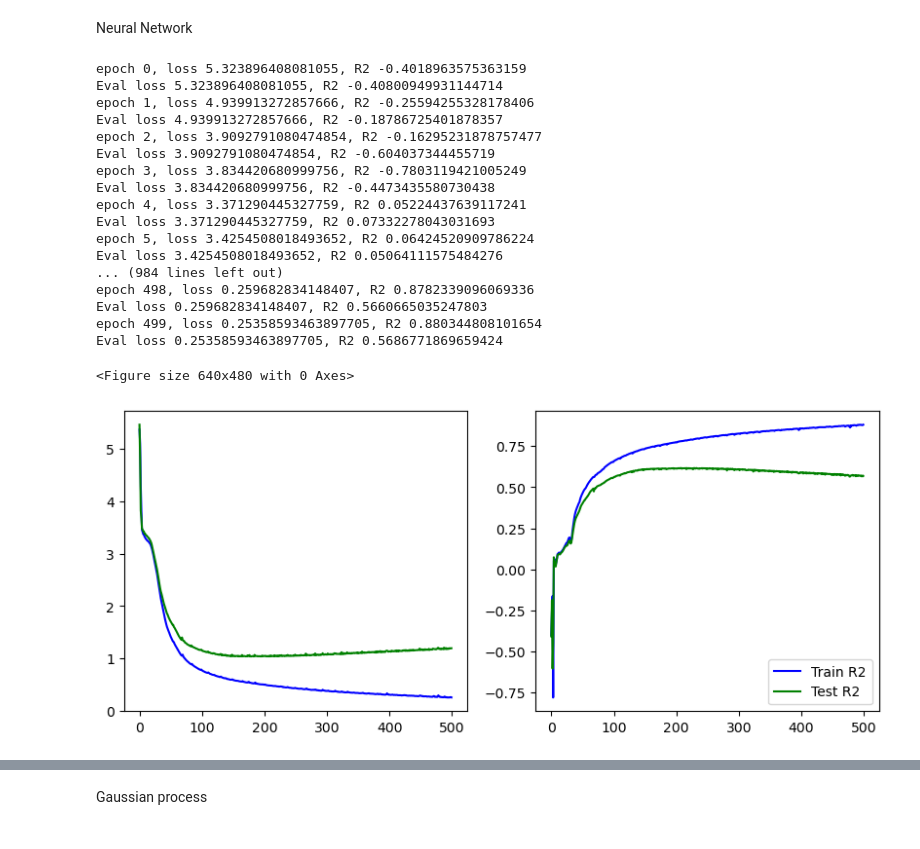
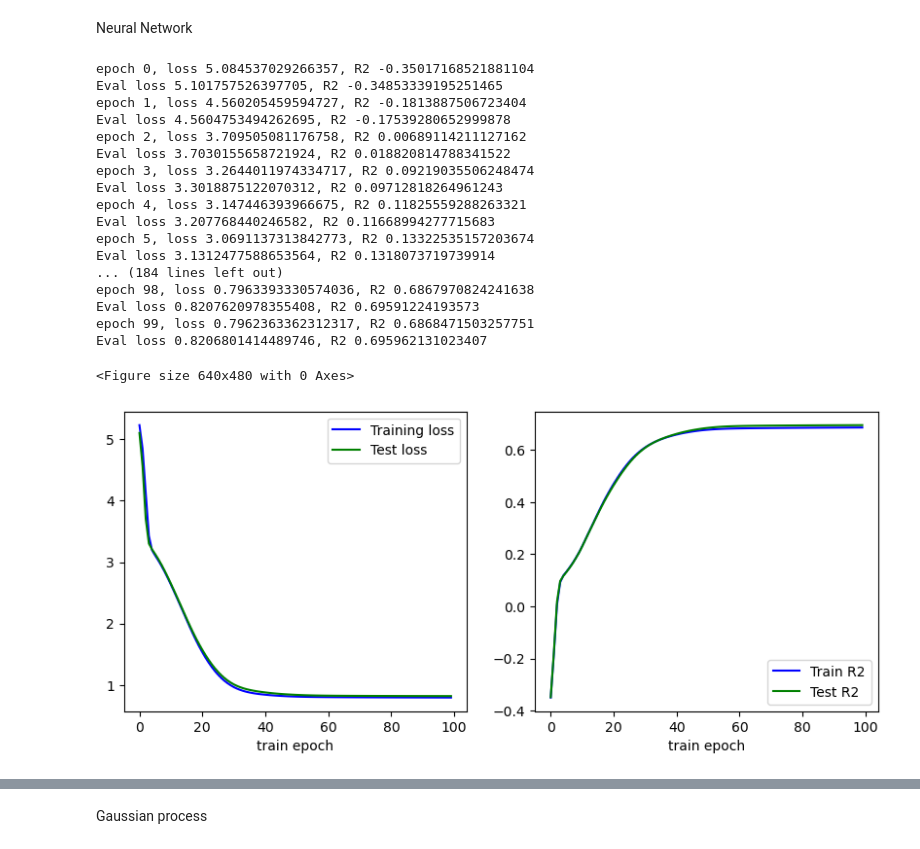
Before and after one commit to theauv/FMDP-in-MBRL, a Jupyter notebook: test_learn_bikes.ipynb, the cells around one changed output, grey strips where cells are left out. Cells and saved outputs as stored; diff of their text form; code cells hidden in the pictures.

```diff
--- a/test_learn_bikes.ipynb
+++ b/test_learn_bikes.ipynb
@@ -516,17 +534,23 @@ Neural Network
 from src.model.simple import Simple
 
 #Hyperparams
-learningRate = 0.001
-weight_decay = 0
+learningRate = 0.0001
+weight_decay = 0.00001
 optim_eps = 1e-8
 
-epochs = 500
+epochs = 100
 batch_size = 256
 eval_epoch_freq = 1
 in_size=train_x.shape[-1]
 out_size=train_y.shape[-1]
 device="cpu"
-NN_model = Simple(in_size, out_size, device)
+NN_model = Simple(
+    in_size,
+    out_size,
+    device,
+    num_layers=2,
+    hid_size=100,
+)
 criterion = torch.nn.MSELoss()
 metric = r2_score
 optimizer = torch.optim.Adam(
@@ -584,35 +608,38 @@ for epoch in range(epochs):
             test_metrics.append(test_metric)
             print('Eval loss {}, R2 {}'.format(test_loss.item(), test_metric))
 # %% [output]
-epoch 0, loss 5.323896408081055, R2 -0.4018963575363159
-Eval loss 5.323896408081055, R2 -0.40800949931144714
-epoch 1, loss 4.939913272857666, R2 -0.25594255328178406
-Eval loss 4.939913272857666, R2 -0.18786725401878357
-epoch 2, loss 3.9092791080474854, R2 -0.16295231878757477
-Eval loss 3.9092791080474854, R2 -0.604037344455719
-epoch 3, loss 3.834420680999756, R2 -0.7803119421005249
-Eval loss 3.834420680999756, R2 -0.4473435580730438
-epoch 4, loss 3.371290445327759, R2 0.05224437639117241
-Eval loss 3.371290445327759, R2 0.07332278043031693
-epoch 5, loss 3.4254508018493652, R2 0.06424520909786224
-Eval loss 3.4254508018493652, R2 0.05064111575484276
-... (984 lines left out)
-epoch 498, loss 0.259682834148407, R2 0.8782339096069336
-Eval loss 0.259682834148407, R2 0.5660665035247803
-epoch 499, loss 0.25358593463897705, R2 0.880344808101654
-Eval loss 0.25358593463897705, R2 0.5686771869659424
+epoch 0, loss 5.084537029266357, R2 -0.35017168521881104
+Eval loss 5.101757526397705, R2 -0.34853339195251465
+epoch 1, loss 4.560205459594727, R2 -0.1813887506723404
+Eval loss 4.5604753494262695, R2 -0.17539280652999878
+epoch 2, loss 3.709505081176758, R2 0.00689114211127162
+Eval loss 3.7030155658721924, R2 0.018820814788341522
+epoch 3, loss 3.2644011974334717, R2 0.09219035506248474
+Eval loss 3.3018875122070312, R2 0.09712818264961243
+epoch 4, loss 3.147446393966675, R2 0.11825559288263321
+Eval loss 3.207768440246582, R2 0.11668994277715683
+epoch 5, loss 3.0691137313842773, R2 0.13322535157203674
+Eval loss 3.1312477588653564, R2 0.1318073719739914
+... (184 lines left out)
+epoch 98, loss 0.7963393330574036, R2 0.6867970824241638
+Eval loss 0.8207620978355408, R2 0.69591224193573
+epoch 99, loss 0.7962363362312317, R2 0.6868471503257751
+Eval loss 0.8206801414489746, R2 0.695962131023407
 # %%
 plt.clf()
 f, ax = plt.subplots(1, 2, figsize=(10, 4))
 ax[0].plot(train_losses, 'b', label='Training loss')
 ax[0].plot(test_losses, 'g', label='Test loss')
 ax[1].plot(train_metrics, 'b', label='Train R2')
 ax[1].plot(test_metrics, 'g', label='Test R2')
-plt.legend(loc='best')
+ax[0].set_xlabel('train epoch')
+ax[1].set_xlabel('train epoch')
+ax[0].legend(loc='best')
+ax[1].legend(loc='best')
 plt.show()
 # %% [output]
 <Figure size 640x480 with 0 Axes>
-[figure, old version]
+[figure, new version]
 # %%
 with torch.no_grad(): # we don't need gradients in the testing phase
     train_preds = NN_model(train_x)
```
Also changed, not shown: parts of 27 cells of this notebook, 1 other file.
